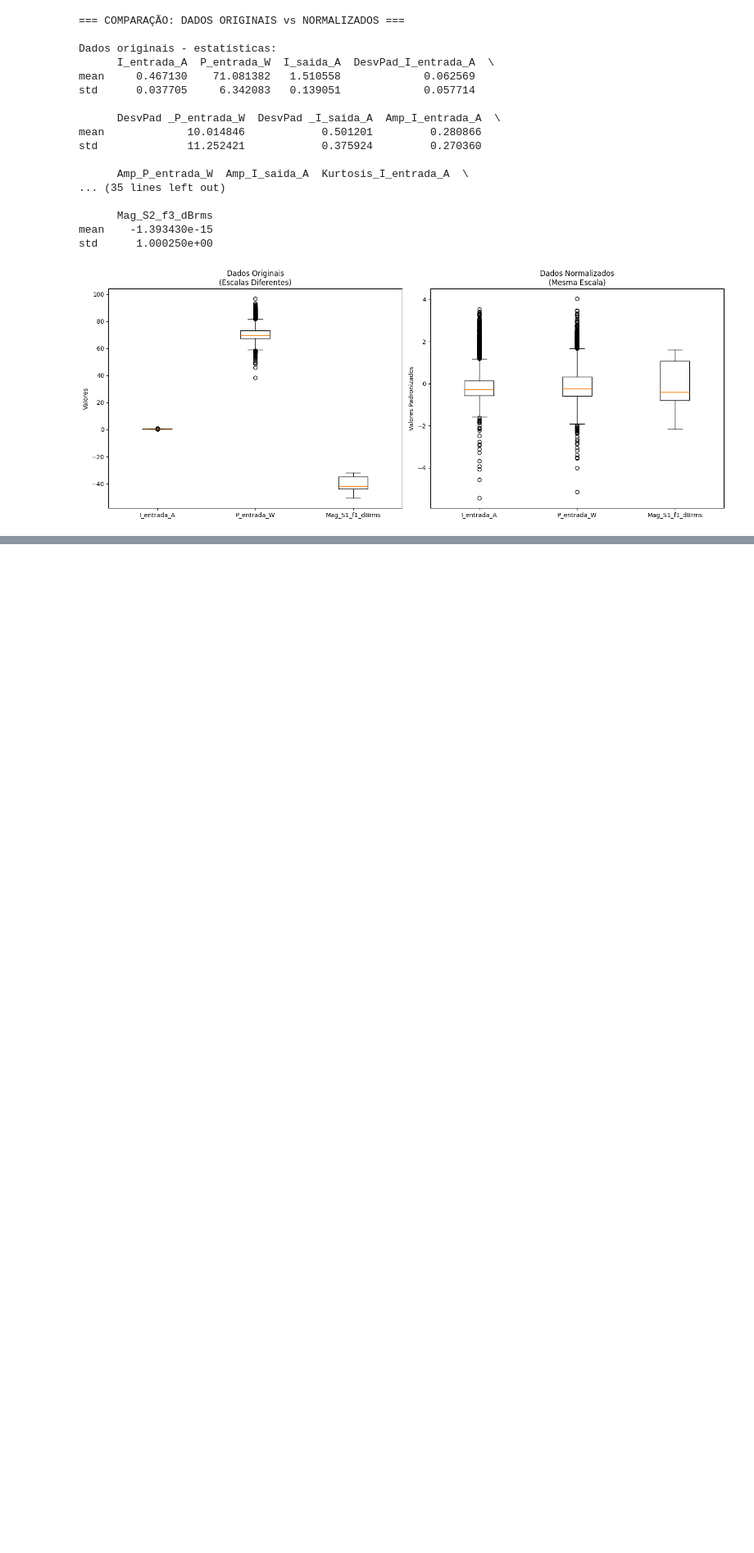
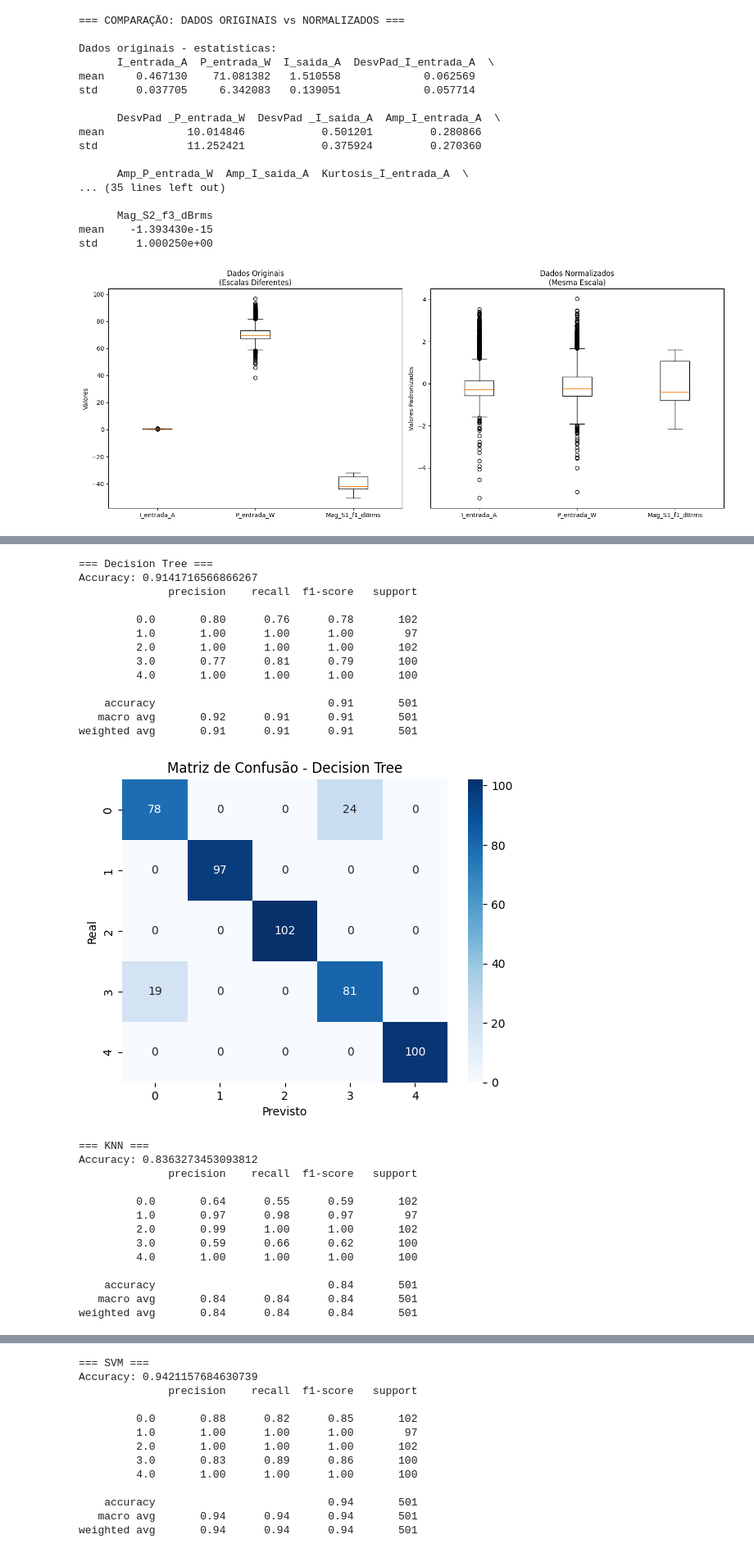
Before and after one commit to joaoopalma/aps1-ia-automacao, a Jupyter notebook: projeto2.ipynb, the cells around one changed output, grey strips where cells are left out. Shown at 82% size. Saved outputs shown, nothing was run; the diff lists cells and outputs as text; code cells hidden in the pictures; blank space fills up the shorter version.

Commit message:
modelos

```diff
--- a/projeto2.ipynb
+++ b/projeto2.ipynb
@@ -699,0 +706,58 @@ y_train: <class 'pandas.core.series.Series'> - Shape: (2004,)
+# %%
+# 1. Decision Tree - usa dados originais (não normalizados)
+dt = DecisionTreeClassifier(random_state=42)
+dt.fit(X_train, y_train)
+y_pred_dt = dt.predict(X_test)
+# %%
+# 2. KNN - usa dados normalizados
+knn = KNeighborsClassifier(n_neighbors=7)
+knn.fit(X_train_scaled, y_train)
+y_pred_knn = knn.predict(X_test_scaled)
+# %%
+# 3. SVM - usa dados normalizados
+svm = SVC(kernel='linear', random_state=42)
+svm.fit(X_train_scaled, y_train)
+y_pred_svm = svm.predict(X_test_scaled)
+# %%
+def avaliar_modelo(nome, y_test, y_pred):
+    print(f"=== {nome} ===")
+    print("Accuracy:", accuracy_score(y_test, y_pred))
+    print(classification_report(y_test, y_pred))
+    cm = confusion_matrix(y_test, y_pred)
+    sns.heatmap(cm, annot=True, fmt="d", cmap="Blues")
+    plt.title(f"Matriz de Confusão - {nome}")
+    plt.xlabel("Previsto")
+    plt.ylabel("Real")
+    plt.show()
+# %%
+avaliar_modelo("Decision Tree", y_test, y_pred_dt)
+avaliar_modelo("KNN", y_test, y_pred_knn)
+avaliar_modelo("SVM", y_test, y_pred_svm)
+# %% [output]
+=== Decision Tree ===
+Accuracy: 0.9141716566866267
+              precision    recall  f1-score   support
+
+         0.0       0.80      0.76      0.78       102
+         1.0       1.00      1.00      1.00        97
+         2.0       1.00      1.00      1.00       102
+         3.0       0.77      0.81      0.79       100
+         4.0       1.00      1.00      1.00       100
+
+    accuracy                           0.91       501
+   macro avg       0.92      0.91      0.91       501
+weighted avg       0.91      0.91      0.91       501
+[figure, added]
+=== KNN ===
+Accuracy: 0.8363273453093812
+              precision    recall  f1-score   support
+
+         0.0       0.64      0.55      0.59       102
+         1.0       0.97      0.98      0.97        97
+         2.0       0.99      1.00      1.00       102
+         3.0       0.59      0.66      0.62       100
+         4.0       1.00      1.00      1.00       100
+
+    accuracy                           0.84       501
+   macro avg       0.84      0.84      0.84       501
+weighted avg       0.84      0.84      0.84       501
@@ -699,0 +765,13 @@ y_train: <class 'pandas.core.series.Series'> - Shape: (2004,)
+=== SVM ===
+Accuracy: 0.9421157684630739
+              precision    recall  f1-score   support
+
+         0.0       0.88      0.82      0.85       102
+         1.0       1.00      1.00      1.00        97
+         2.0       1.00      1.00      1.00       102
+         3.0       0.83      0.89      0.86       100
+         4.0       1.00      1.00      1.00       100
+
+    accuracy                           0.94       501
+   macro avg       0.94      0.94      0.94       501
+weighted avg       0.94      0.94      0.94       501
```
Also changed, not shown: parts of 15 cells of this notebook.
